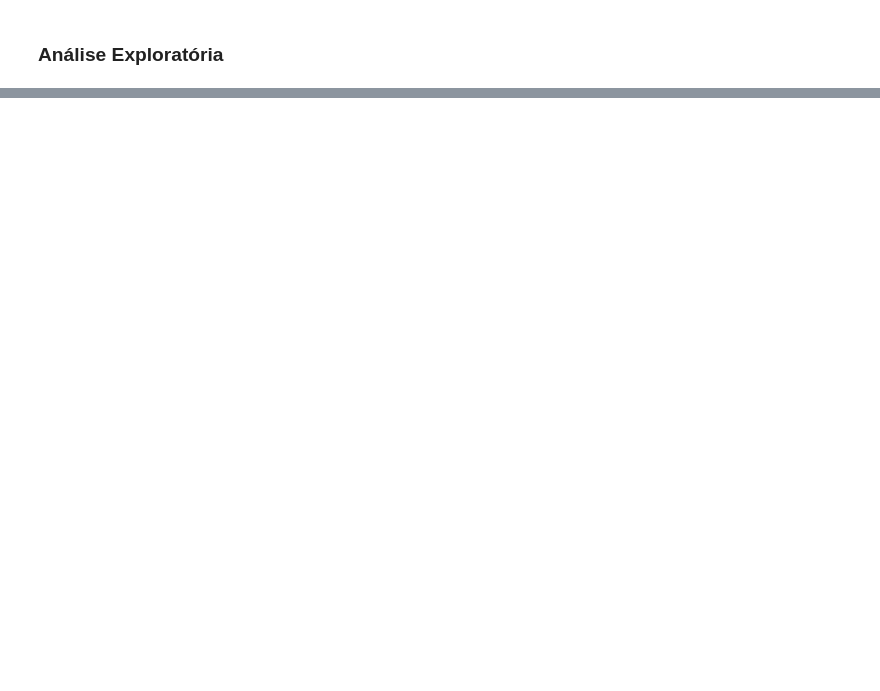
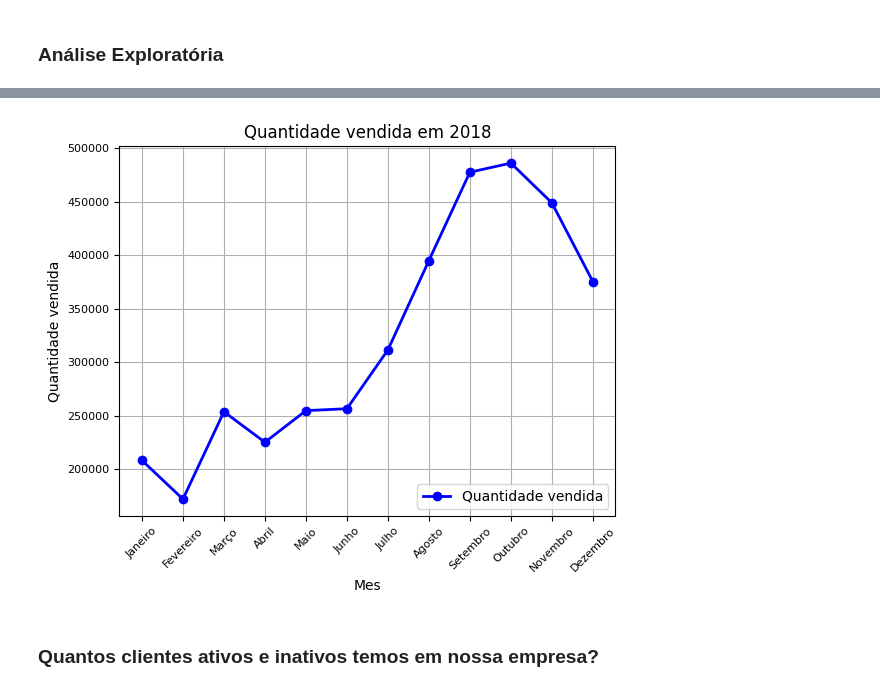
Before and after one commit to Adriano10Lacerda/fundamentos-big-data-SENAI-python, a Jupyter notebook: desafio 05.ipynb, the cells around one changed output, grey strips where cells are left out. Saved outputs shown, nothing was run; the diff lists cells and outputs as text; code cells hidden in the pictures; blank space fills up the shorter version.

```diff
--- a/desafio 05.ipynb
+++ b/desafio 05.ipynb
@@ -116,0 +155,44 @@ sns.barplot(
+# %%
+# FILTRANDO O DATAFRAME DE VENDAS
+
+df_result = dfVendas[
+                    (dfVendas['DataEmissao']>='2018-01-01') &
+                    (dfVendas['DataEmissao']<='2018-12-31')
+]
+
+# COMBINANDO O DATAFRAME VENDAS COM DATAS
+
+df_result = pd.merge(
+                    df_result[['DataEmissao', 'QtdItens']],
+                    dfDatas[['Data', 'Mes', 'MesNum']],
+                    left_on='DataEmissao',
+                    right_on='Data'
+
+                    )
+
+# AGRUPANDO OS DADOS POR MÊS E SOMANDO A COLUNA QTDEITENS
+
+df_result = df_result [['Mes', 'QtdItens', 'MesNum']].groupby(['Mes', 'MesNum']).sum().reset_index().sort_values(by = 'MesNum')
+
+# PLOTANDO O GRÁFICO
+
+plt.plot(
+        df_result['Mes'],
+        df_result['QtdItens'],
+        label = 'Quantidade vendida',
+        marker = 'o',
+        color = 'blue',
+        lw = 2
+        )
+
+plt.title('Quantidade vendida em 2018')
+plt.xlabel('Mes')
+plt.ylabel('Quantidade vendida')
+plt.xticks(rotation = 45, fontsize = 8)
+plt.yticks(fontsize = 8)
+plt.legend(loc = 'lower right')
+plt.grid()
+# %% [output]
+[figure, added]
+# %% [markdown]
+### Quantos clientes ativos e inativos temos em nossa empresa?
```
Also changed, not shown: parts of 6 cells of this notebook.
